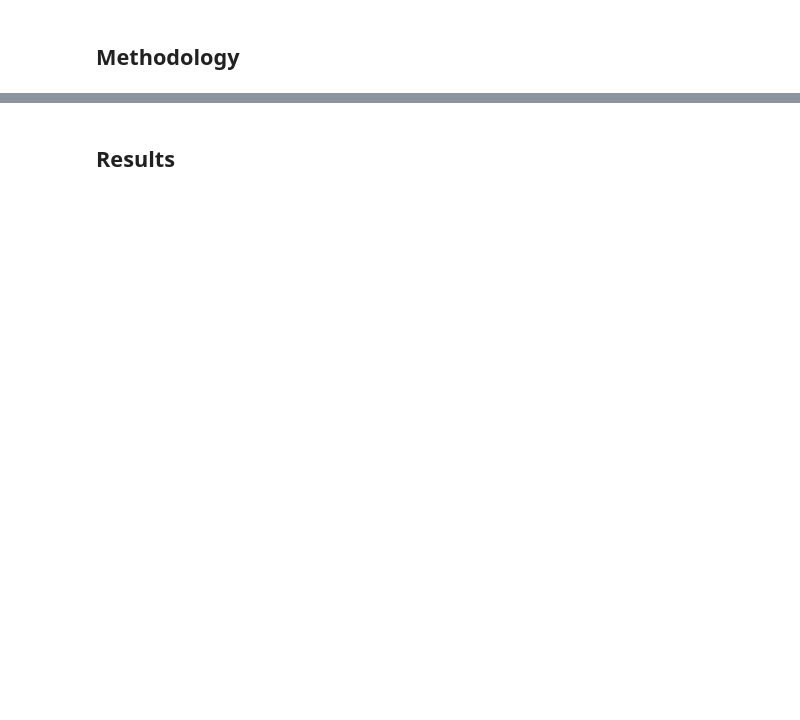
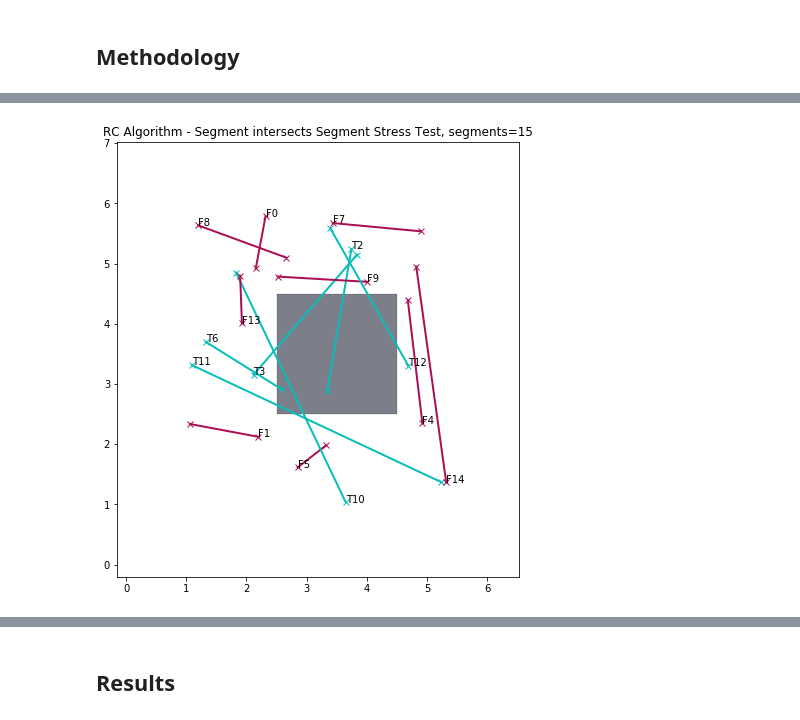
Before and after one commit to gustavo-moura/path-planning, a Jupyter notebook: reports/Paper - Genetic Algorithm Applied in UAV's Path Planning.ipynb, the cells around one changed output, grey strips where cells are left out. Saved outputs shown, nothing was run; the diff lists cells and outputs as text; code cells hidden in the pictures; blank space fills up the shorter version.

```diff
--- a/reports/Paper - Genetic Algorithm Applied in UAV's Path Planning.ipynb
+++ b/reports/Paper - Genetic Algorithm Applied in UAV's Path Planning.ipynb
@@ -513,0 +586,49 @@ The results are displayed by Figure \ref{fig:rc_sis}, showing the algorithm perf
+# %%
+%%time
+# Code to run the stress test for the Segment intersects Segment Ray Casting Algorithm
+
+import random
+
+from src.naboo.model import CartesianPoint
+from src.naboo.utils import segment_in_polygon
+from src.naboo.visualization import plot_map
+
+# Define the quantity of segments
+qty_segments = 15
+
+# Define the vertex of the obstacle
+verts1 = [
+    (2.5, 2.5), # left, bottom
+    (2.5, 4.5), # left, top
+    (4.5, 4.5), # right, top
+    (4.5, 2.5), # right, bottom
+]
+verts1.append(verts1[0])
+verts1 = [CartesianPoint(v[0], v[1]) for v in verts1]
+
+texts = []
+segments = []
+for i in range(qty_segments):
+    x = random.uniform(1,6)
+    y = random.uniform(1,6)
+    wp1 = CartesianPoint(x,y)
+
+    x = random.uniform(1,6)
+    y = random.uniform(1,6)
+    wp2 = CartesianPoint(x,y)
+
+    segment = [wp1, wp2]
+    segments.append(segment)
+    texts.append(str(segment_in_polygon(wp1, wp2, verts1))[0])
+
+plot_map(
+    areas=[verts1],
+    labels=['n'],
+    texts=texts,
+    segments=segments,
+    wp_style='-x',
+    title='RC Algorithm - Segment intersects Segment Stress Test, segments={}'.format(qty_segments),
+    stress=True
+)
+# %% [output]
+[figure, added]
```
Also changed, not shown: parts of 17 cells of this notebook, 38 other files.
